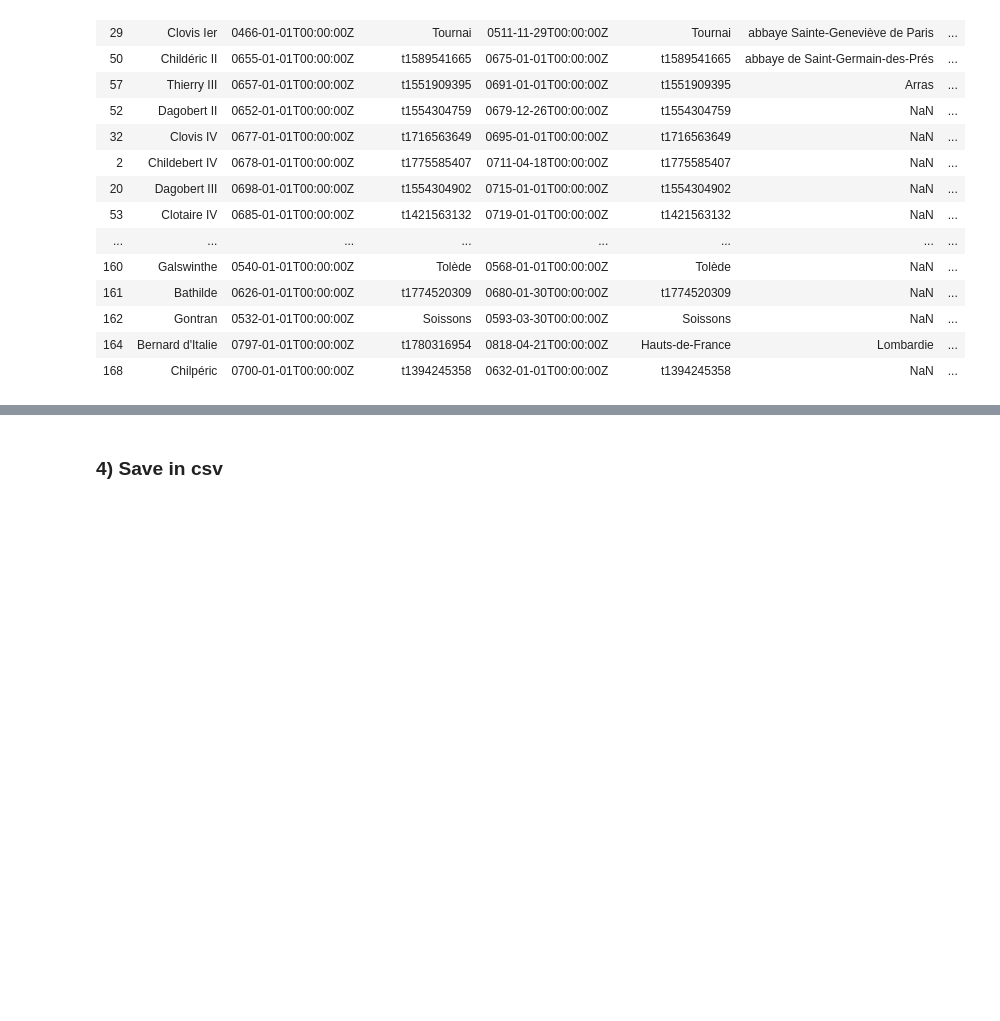
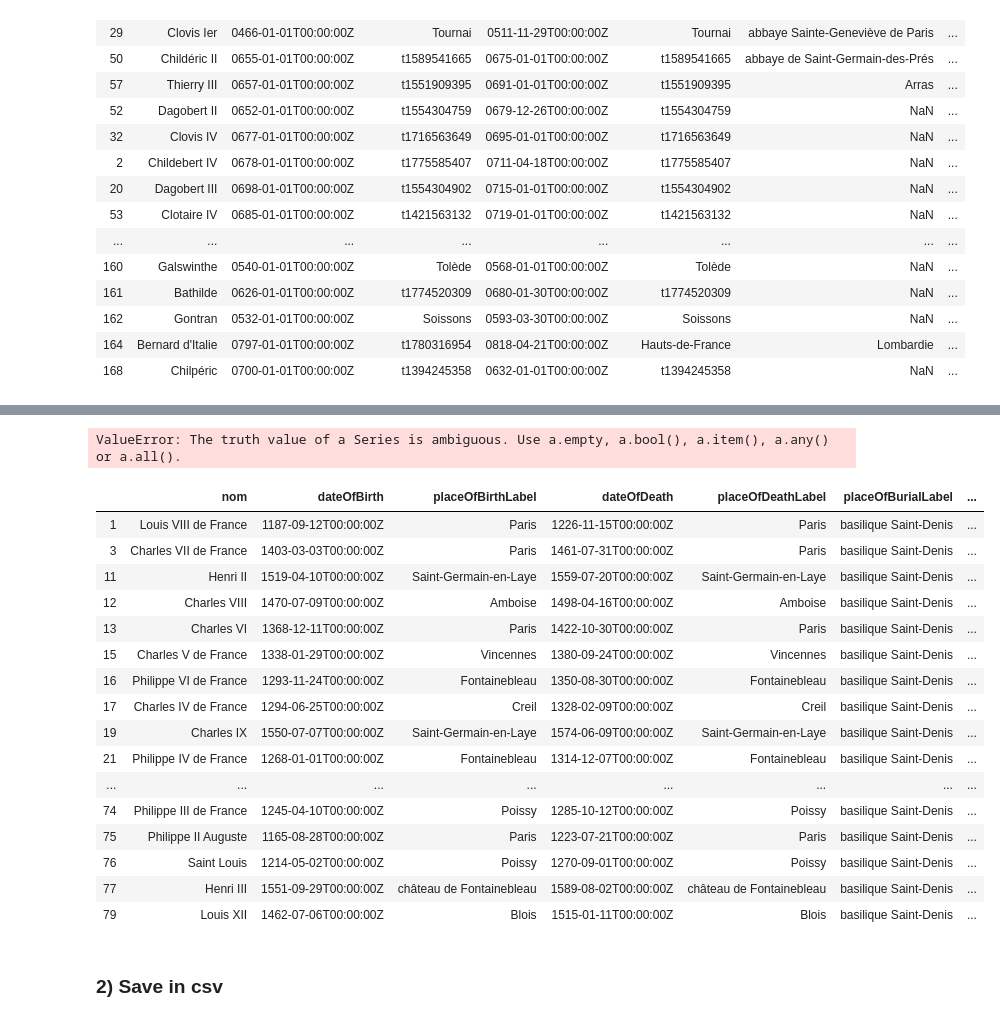
Before and after one commit to oursbrindille/points-interets-parisiens, a Jupyter notebook: rois-france.ipynb, the cells around one changed output, grey strips where cells are left out. Cells and saved outputs as stored; diff of their text form; code cells hidden in the pictures; blank space fills up the shorter version.

```diff
--- a/rois-france.ipynb
+++ b/rois-france.ipynb
@@ -175,4 +237,31 @@ df.sort_values(by=['startTime'])
+# %%
+toto = which_king(1222)
+toto
+# %% [output]
+ValueError: The truth value of a Series is ambiguous. Use a.empty, a.bool(), a.item(), a.any() or a.all().
+# %%
+dft = df2[df2["startYear"] <= 1222 & df2["endYear"] > 1222]
+# %%
+dft
+# %% [output]
+|  | nom | dateOfBirth | placeOfBirthLabel | dateOfDeath | placeOfDeathLabel | placeOfBurialLabel | ... |
+| 1 | Louis VIII de France | 1187-09-12T00:00:00Z | Paris | 1226-11-15T00:00:00Z | Paris | basilique Saint-Denis | ... |
+| 3 | Charles VII de France | 1403-03-03T00:00:00Z | Paris | 1461-07-31T00:00:00Z | Paris | basilique Saint-Denis | ... |
+| 11 | Henri II | 1519-04-10T00:00:00Z | Saint-Germain-en-Laye | 1559-07-20T00:00:00Z | Saint-Germain-en-Laye | basilique Saint-Denis | ... |
+| 12 | Charles VIII | 1470-07-09T00:00:00Z | Amboise | 1498-04-16T00:00:00Z | Amboise | basilique Saint-Denis | ... |
+| 13 | Charles VI | 1368-12-11T00:00:00Z | Paris | 1422-10-30T00:00:00Z | Paris | basilique Saint-Denis | ... |
+| 15 | Charles V de France | 1338-01-29T00:00:00Z | Vincennes | 1380-09-24T00:00:00Z | Vincennes | basilique Saint-Denis | ... |
+| 16 | Philippe VI de France | 1293-11-24T00:00:00Z | Fontainebleau | 1350-08-30T00:00:00Z | Fontainebleau | basilique Saint-Denis | ... |
+| 17 | Charles IV de France | 1294-06-25T00:00:00Z | Creil | 1328-02-09T00:00:00Z | Creil | basilique Saint-Denis | ... |
+| 19 | Charles IX | 1550-07-07T00:00:00Z | Saint-Germain-en-Laye | 1574-06-09T00:00:00Z | Saint-Germain-en-Laye | basilique Saint-Denis | ... |
+| 21 | Philippe IV de France | 1268-01-01T00:00:00Z | Fontainebleau | 1314-12-07T00:00:00Z | Fontainebleau | basilique Saint-Denis | ... |
+| ... | ... | ... | ... | ... | ... | ... | ... |
+| 74 | Philippe III de France | 1245-04-10T00:00:00Z | Poissy | 1285-10-12T00:00:00Z | Poissy | basilique Saint-Denis | ... |
+| 75 | Philippe II Auguste | 1165-08-28T00:00:00Z | Paris | 1223-07-21T00:00:00Z | Paris | basilique Saint-Denis | ... |
+| 76 | Saint Louis | 1214-05-02T00:00:00Z | Poissy | 1270-09-01T00:00:00Z | Poissy | basilique Saint-Denis | ... |
+| 77 | Henri III | 1551-09-29T00:00:00Z | château de Fontainebleau | 1589-08-02T00:00:00Z | château de Fontainebleau | basilique Saint-Denis | ... |
+| 79 | Louis XII | 1462-07-06T00:00:00Z | Blois | 1515-01-11T00:00:00Z | Blois | basilique Saint-Denis | ... |
 # %% [markdown]
-### 4) Save in csv
+### 2) Save in csv
 # %%
 df.to_csv("rois-france.csv")
```
Also changed, not shown: parts of 7 cells of this notebook, 1 other file.
